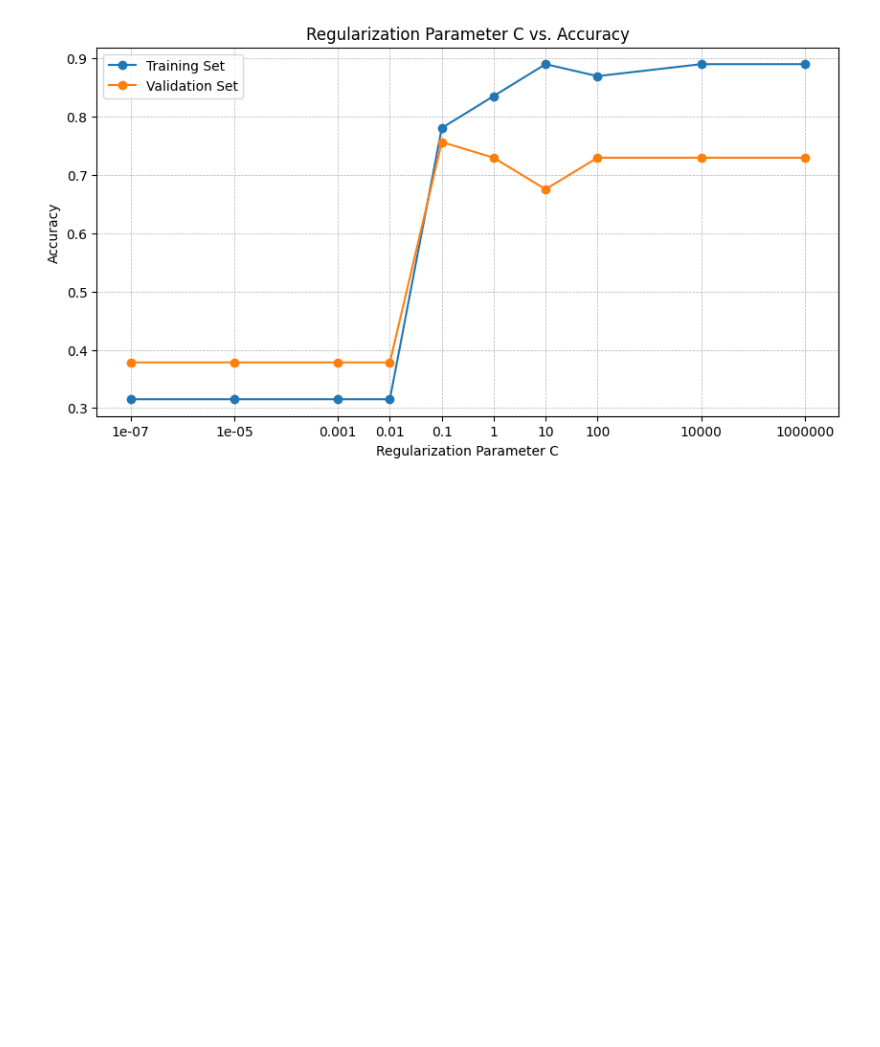
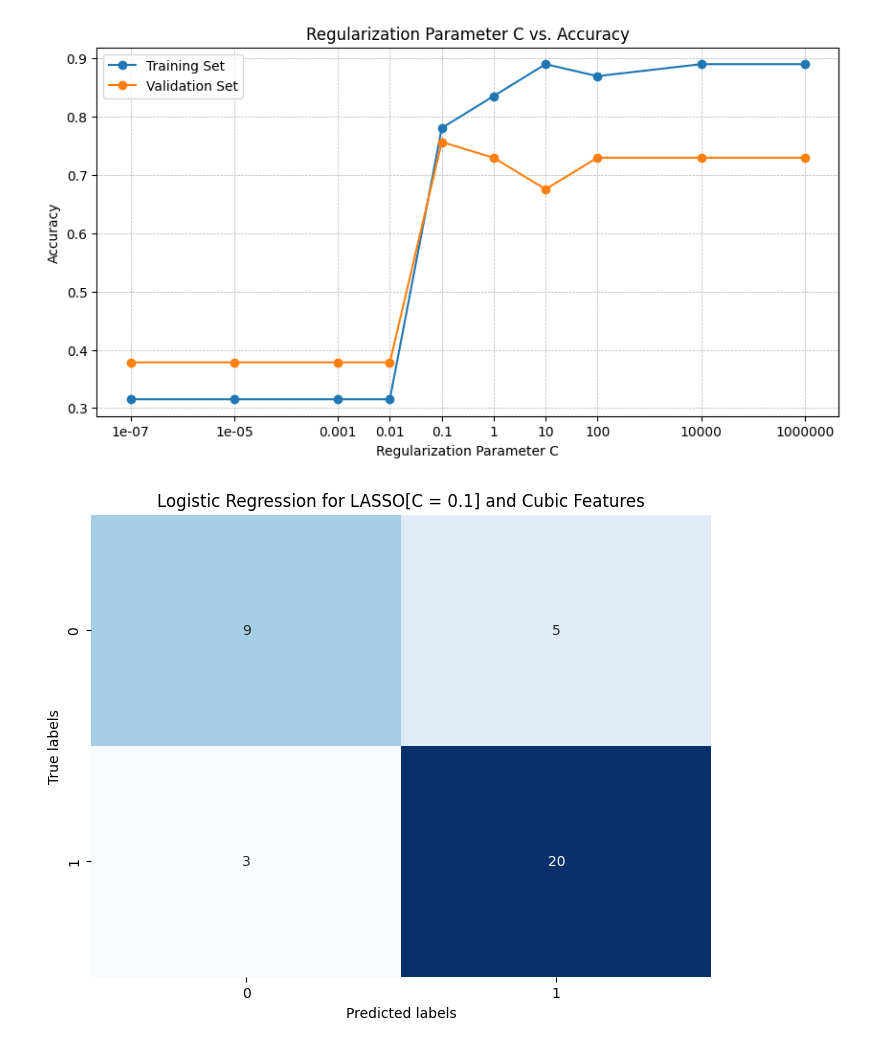
Before and after one commit to DZhang3210/ML_Project, a Jupyter notebook: ML_Project.ipynb, the cells around one changed output. Cells and saved outputs as stored; diff of their text form; code cells hidden in the pictures; blank space fills up the shorter version.

```diff
--- a/ML_Project.ipynb
+++ b/ML_Project.ipynb
@@ -352,6 +389,56 @@ plt.show()
 8  1.000000e+04      0.890411        0.729730
 9  1.000000e+06      0.890411        0.729730
 [figure]
+# %%
+
+
+
+#Parameters do LASSO, modify and document max_iter + class weight
+log_reg = LogisticRegression(
+    C=0.1,
+    penalty='l1',
+    solver='liblinear',
+    max_iter=1000
+)
+# log_reg = LogisticRegression(
+#       C=1000000,
+#       penalty='l1',
+#       solver='liblinear',
+#       max_iter=1000
+# )
+
+'''
+penalty: 'l2'
+dual: False
+tol: 0.0001
+C: 1.0
+fit_intercept: True
+intercept_scaling: 1
+class_weight: None
+random_state: None
+solver: 'lbfgs'
+max_iter: 100
+multi_class: 'auto'
+verbose: 0
+warm_start: False
+n_jobs: None
+l1_ratio: None
+'''
+# Fit the model on the training data
+log_reg.fit(X_poly_train, y_poly_train)
+y_test_pred = log_reg.predict(X_poly_test)
+validation_accuracy = accuracy_score(y_poly_test, y_test_pred)
+
+conf_mat = confusion_matrix(y_poly_test, y_test_pred)
+
+plt.figure(figsize=(8, 6))
+sns.heatmap(conf_mat, annot=True, fmt='g', cmap='Blues', cbar=False)
+plt.xlabel('Predicted labels')
+plt.ylabel('True labels')
+plt.title('Logistic Regression for LASSO[C = 0.1] and Cubic Features')
+plt.show()
+# %% [output]
+[figure, added]
 # %%
 #Initating DataSet for Neural Network w/ Linear + DropOut
 
```
Also changed, not shown: parts of 7 cells of this notebook.
